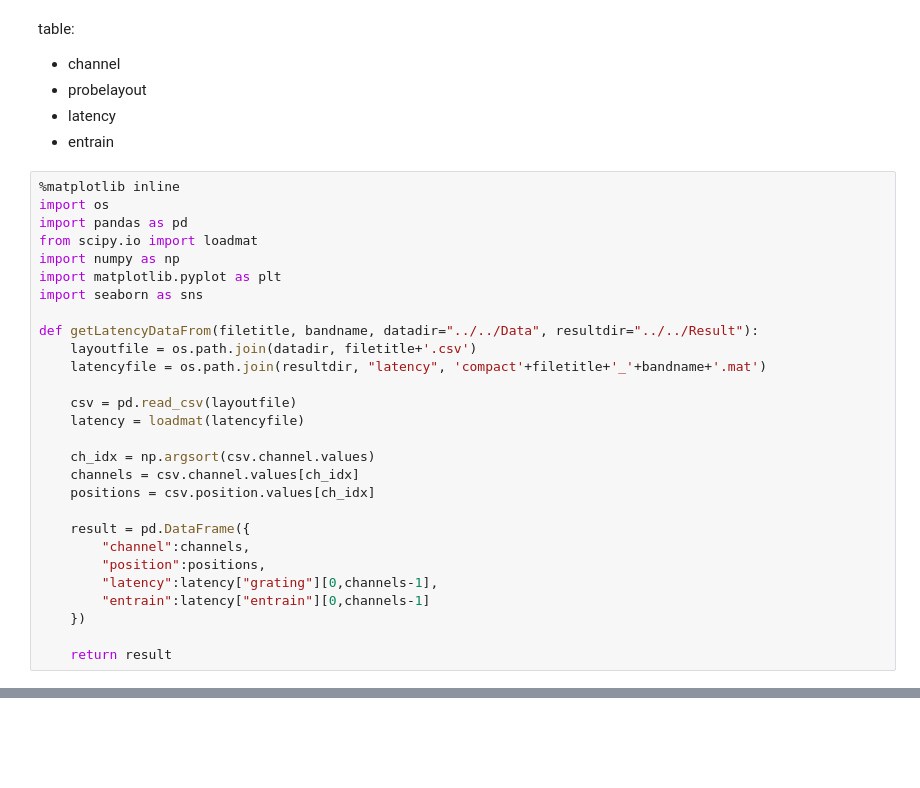
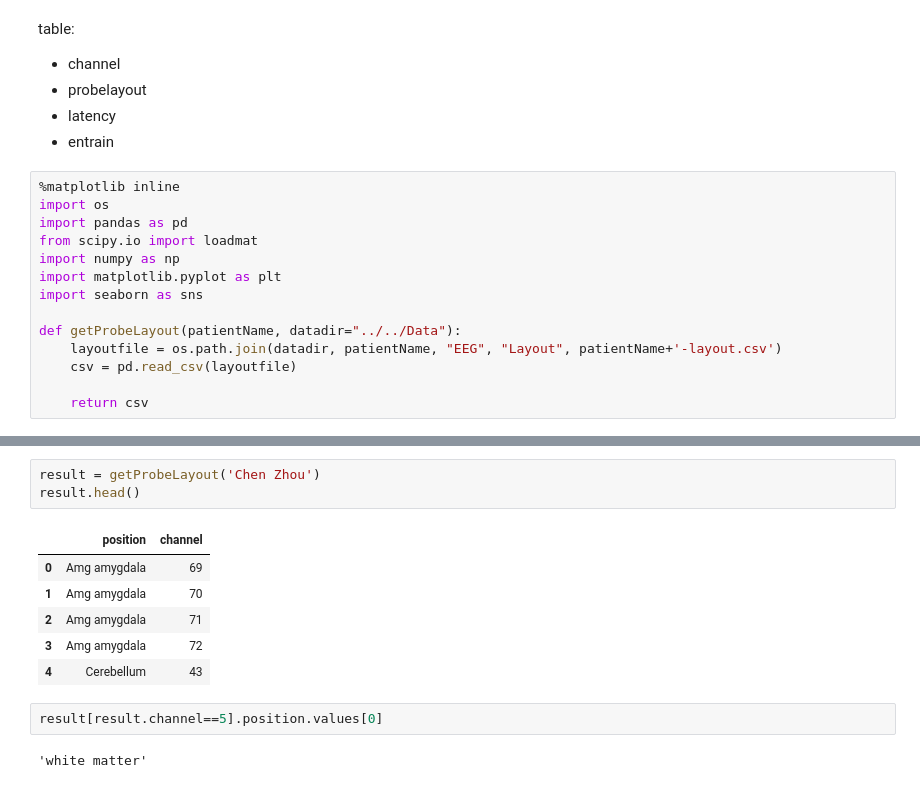
Before and after one commit to ZhangJiayiLab/EEG-Analysis, a Jupyter notebook: python/entrain_analysis.ipynb, the cells around one changed output, grey strips where cells are left out. Drawn from its saved outputs; the diff is of its cells as text; blank space fills up the shorter version.

```diff
--- a/python/entrain_analysis.ipynb
+++ b/python/entrain_analysis.ipynb
@@ -13,22 +13,8 @@ import numpy as np
 import matplotlib.pyplot as plt
 import seaborn as sns
 
-def getLatencyDataFrom(filetitle, bandname, datadir="../../Data", resultdir="../../Result"):
-    layoutfile = os.path.join(datadir, filetitle+'.csv')
-    latencyfile = os.path.join(resultdir, "latency", 'compact'+filetitle+'_'+bandname+'.mat')
+def getProbeLayout(patientName, datadir="../../Data"):
+    layoutfile = os.path.join(datadir, patientName, "EEG", "Layout", patientName+'-layout.csv')
+    csv = pd.read_csv(layoutfile)
 
-    csv = pd.read_csv(layoutfile)
-    latency = loadmat(latencyfile)
-
-    ch_idx = np.argsort(csv.channel.values)
-    channels = csv.channel.values[ch_idx]
-    positions = csv.position.values[ch_idx]
-
-    result = pd.DataFrame({
-        "channel":channels,
-        "position":positions,
-        "latency":latency["grating"][0,channels-1],
-        "entrain":latency["entrain"][0,channels-1]
-    })
-
-    return result
+    return csv
@@ -59,0 +21,14 @@ plt.show()
+# %%
+result = getProbeLayout('Chen Zhou')
+result.head()
+# %% [output]
+|  | position | channel |
+| 0 | Amg amygdala | 69 |
+| 1 | Amg amygdala | 70 |
+| 2 | Amg amygdala | 71 |
+| 3 | Amg amygdala | 72 |
+| 4 | Cerebellum | 43 |
+# %%
+result[result.channel==5].position.values[0]
+# %% [output]
+'white matter'
```
Also changed, not shown: parts of 3 cells of this notebook, 6 other files.
